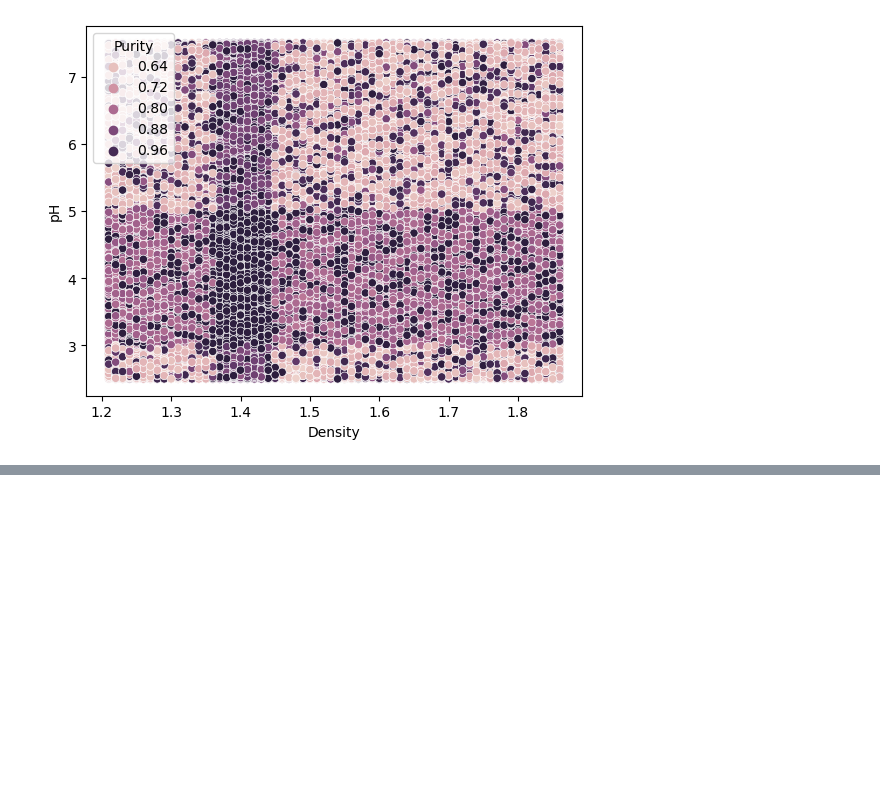
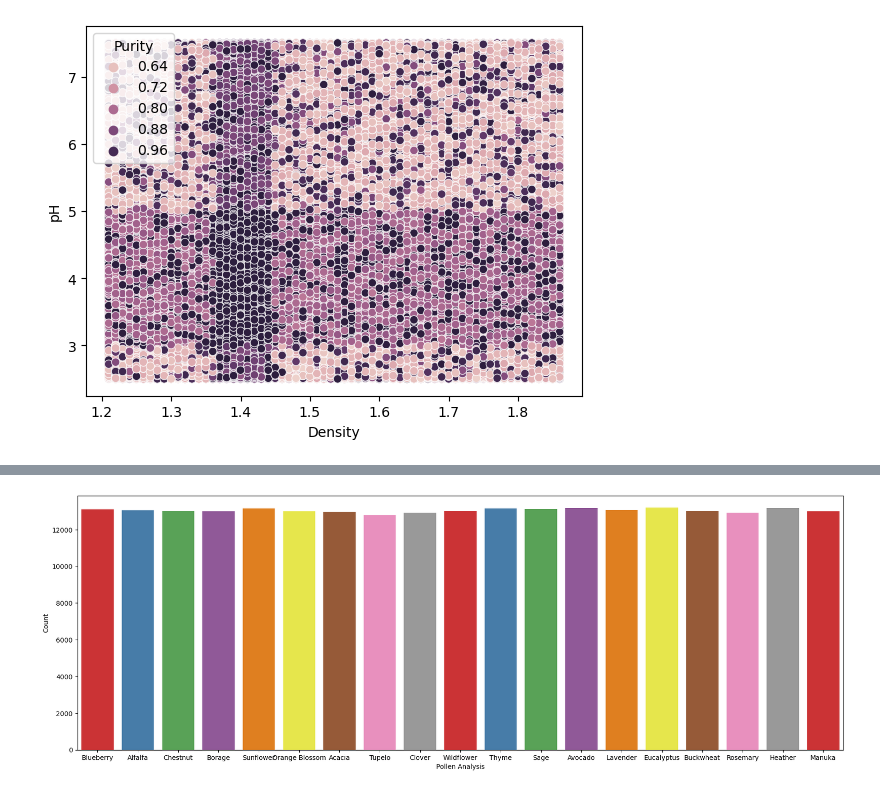
Before and after one commit to UARKHAWG/honeyInsights, a Jupyter notebook: eda.ipynb, the cells around one changed output, grey strips where cells are left out. Drawn from its saved outputs; the diff is of its cells as text; code cells hidden in the pictures; blank space fills up the shorter version.

```diff
--- a/eda.ipynb
+++ b/eda.ipynb
@@ -104,0 +124,8 @@ sns.scatterplot(data=df, x='WC', y='pH', hue='Price')
+# %%
+plt.figure(figsize=(21, 7))
+sns.countplot(x=df["Pollen Analysis"], palette='Set1')
+plt.ylabel('Count')
+plt.xlabel('Pollen Analysis')
+plt.show()
+# %% [output]
+[figure, added]
```
Also changed, not shown: parts of 7 cells of this notebook.
